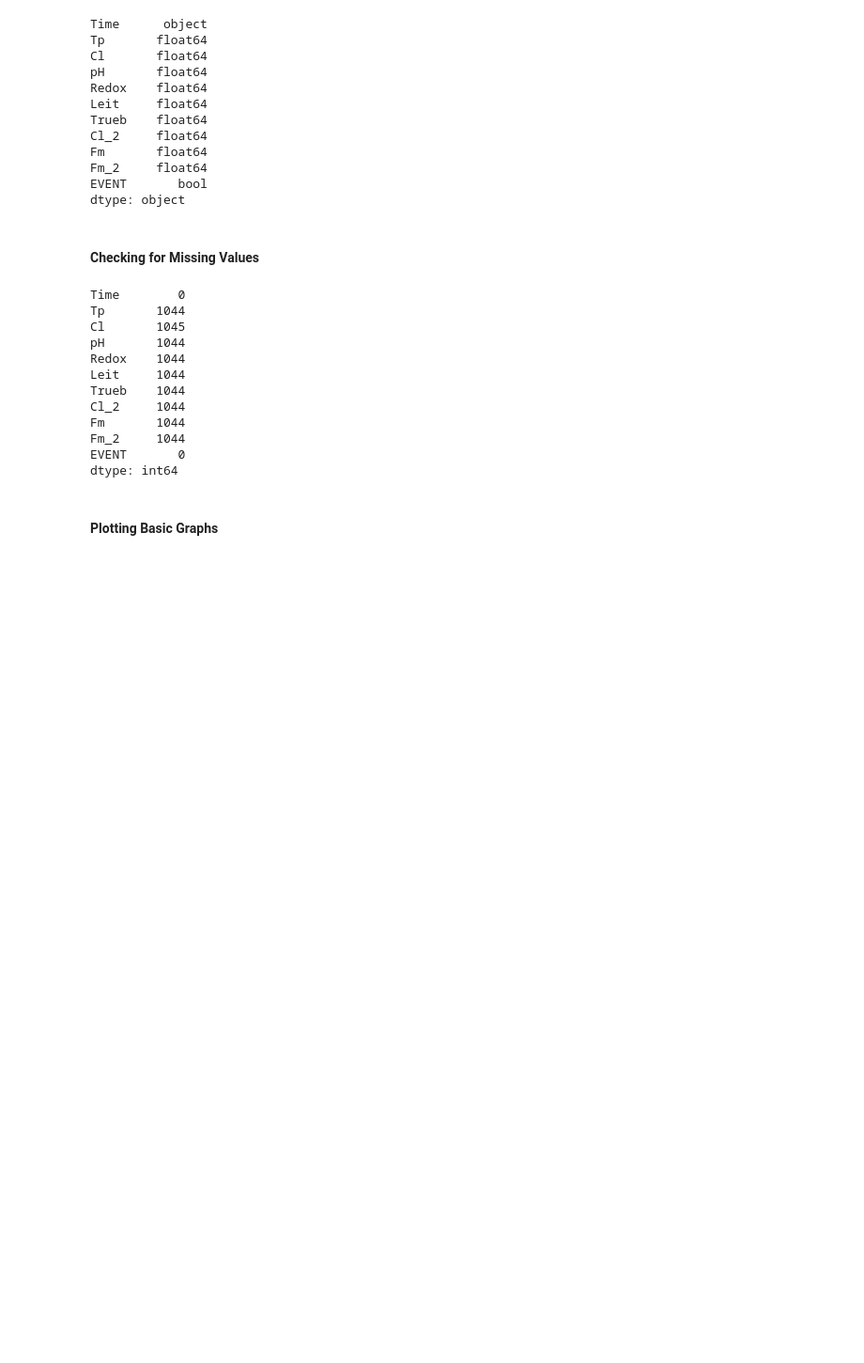
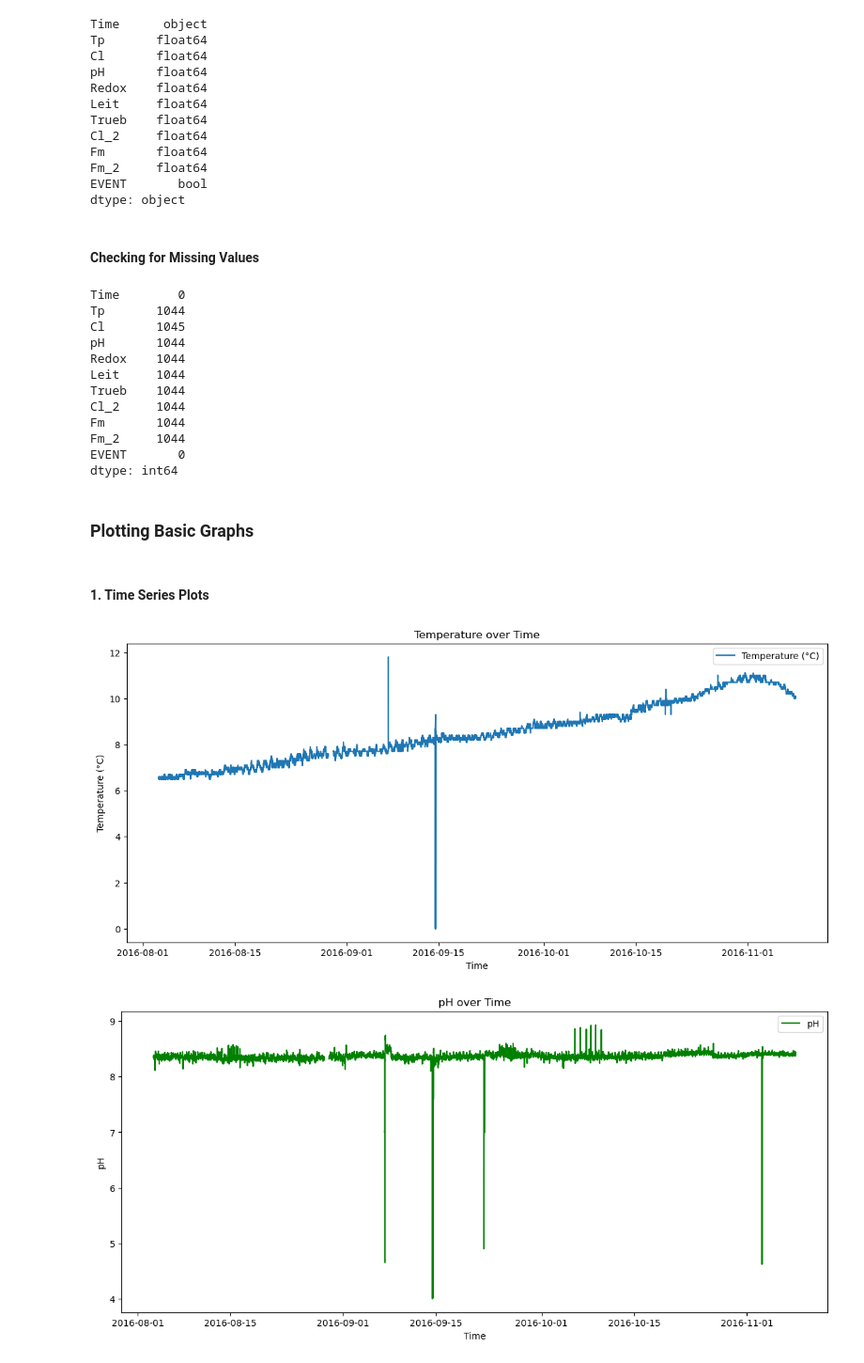
Before and after one commit to tanle8/tsa-gecco-challenge, a Jupyter notebook: notebooks/gecco-eda.ipynb, the cells around one changed output. Shown at 94% size. Drawn from its saved outputs; the diff is of its cells as text; code cells hidden in the pictures; blank space fills up the shorter version.

Commit message:
Add more inspections and plotting to investigate the data

```diff
--- a/notebooks/gecco-eda.ipynb
+++ b/notebooks/gecco-eda.ipynb
@@ -111,4 +112,30 @@ Fm_2     1044
 EVENT       0
 dtype: int64
 # %% [markdown]
-#### Plotting Basic Graphs
+### Plotting Basic Graphs
+# %% [markdown]
+#### 1. Time Series Plots
+# %%
+# Convert 'Time' to datetime format for better plotting
+df['Time'] = pd.to_datetime(df['Time'])
+
+# Plotting Temperature over Time
+plt.figure(figsize=(14, 6))
+plt.plot(df['Time'], df['Tp'], label='Temperature (°C)')
+plt.title('Temperature over Time')
+plt.xlabel('Time')
+plt.ylabel('Temperature (°C)')
+plt.legend()
+plt.show()
+
+# Plotting pH over Time
+plt.figure(figsize=(14, 6))
+plt.plot(df['Time'], df['pH'], label='pH', color='green')
+plt.title('pH over Time')
+plt.xlabel('Time')
+plt.ylabel('pH')
+plt.legend()
+plt.show()
+# %% [output]
+[figure, added]
+[figure, added]
```
Also changed, not shown: parts of 12 cells of this notebook.
